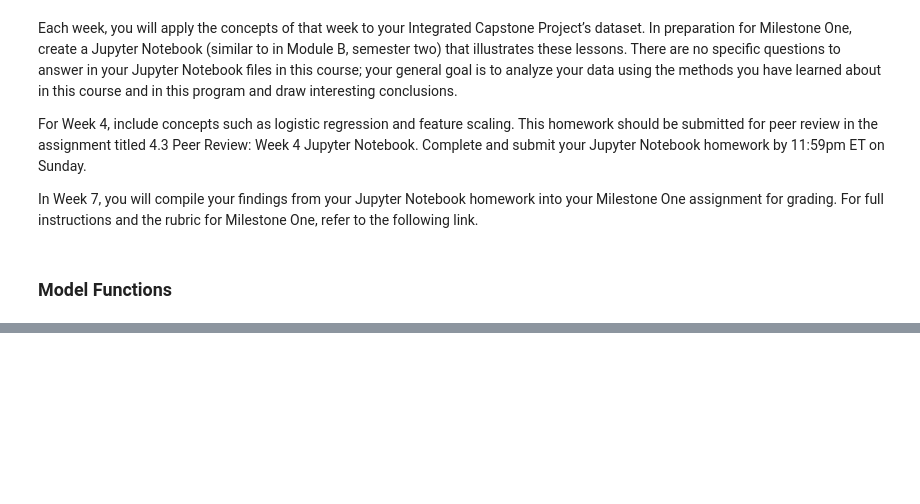
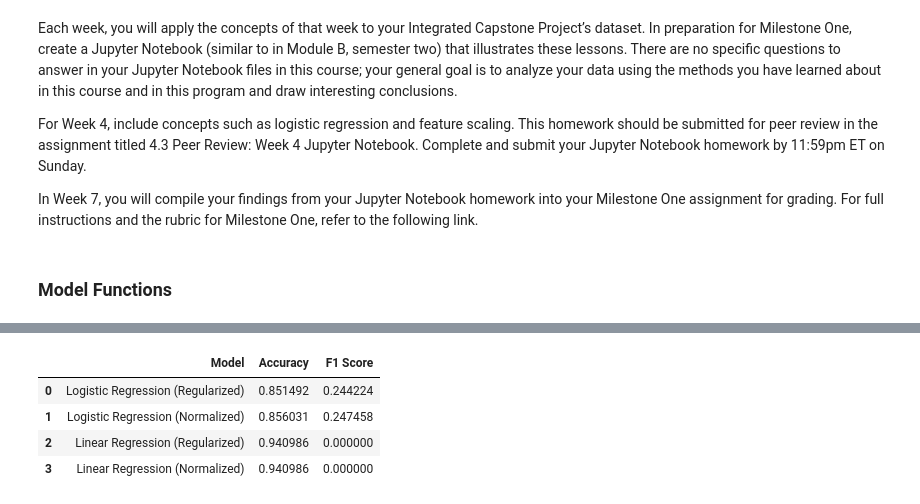
Before and after one commit to jtvon/799S-Data-Science-Capstone, a Jupyter notebook: Week-4-jupyter-notebook.ipynb, the cells around one changed output, grey strips where cells are left out. Cells and saved outputs as stored; diff of their text form; code cells hidden in the pictures; blank space fills up the shorter version.

```diff
--- a/Week-4-jupyter-notebook.ipynb
+++ b/Week-4-jupyter-notebook.ipynb
@@ -250,0 +313,30 @@ Looking at the comparison of Regularized to Normalized datasets, there was not c
+# %%
+# Car Claims
+classification_results_car = pd.DataFrame({
+    'Model': [
+        'Logistic Regression (Regularized)',
+        'Logistic Regression (Normalized)',
+        'Linear Regression (Regularized)',
+        'Linear Regression (Normalized)'
+    ],
+    'Accuracy': [
+        accuracy_score(y_test_car_reg, y_pred_car_log_reg_class),
+        accuracy_score(y_test_car_norm, y_pred_car_log_norm_class),
+        accuracy_score(y_test_car_reg, np.round(y_pred_car_lin_reg)),
+        accuracy_score(y_test_car_norm, np.round(y_pred_car_lin_norm))
+    ],
+    'F1 Score': [
+        f1_score(y_test_car_reg, y_pred_car_log_reg_class),
+        f1_score(y_test_car_norm, y_pred_car_log_norm_class),
+        f1_score(y_test_car_reg, np.round(y_pred_car_lin_reg)),
+        f1_score(y_test_car_norm, np.round(y_pred_car_lin_norm))
+    ]
+})
+
+classification_results_car
+# %% [output]
+|  | Model | Accuracy | F1 Score |
+| 0 | Logistic Regression (Regularized) | 0.851492 | 0.244224 |
+| 1 | Logistic Regression (Normalized) | 0.856031 | 0.247458 |
+| 2 | Linear Regression (Regularized) | 0.940986 | 0.000000 |
+| 3 | Linear Regression (Normalized) | 0.940986 | 0.000000 |
```
Also changed, not shown: parts of 9 cells of this notebook.
